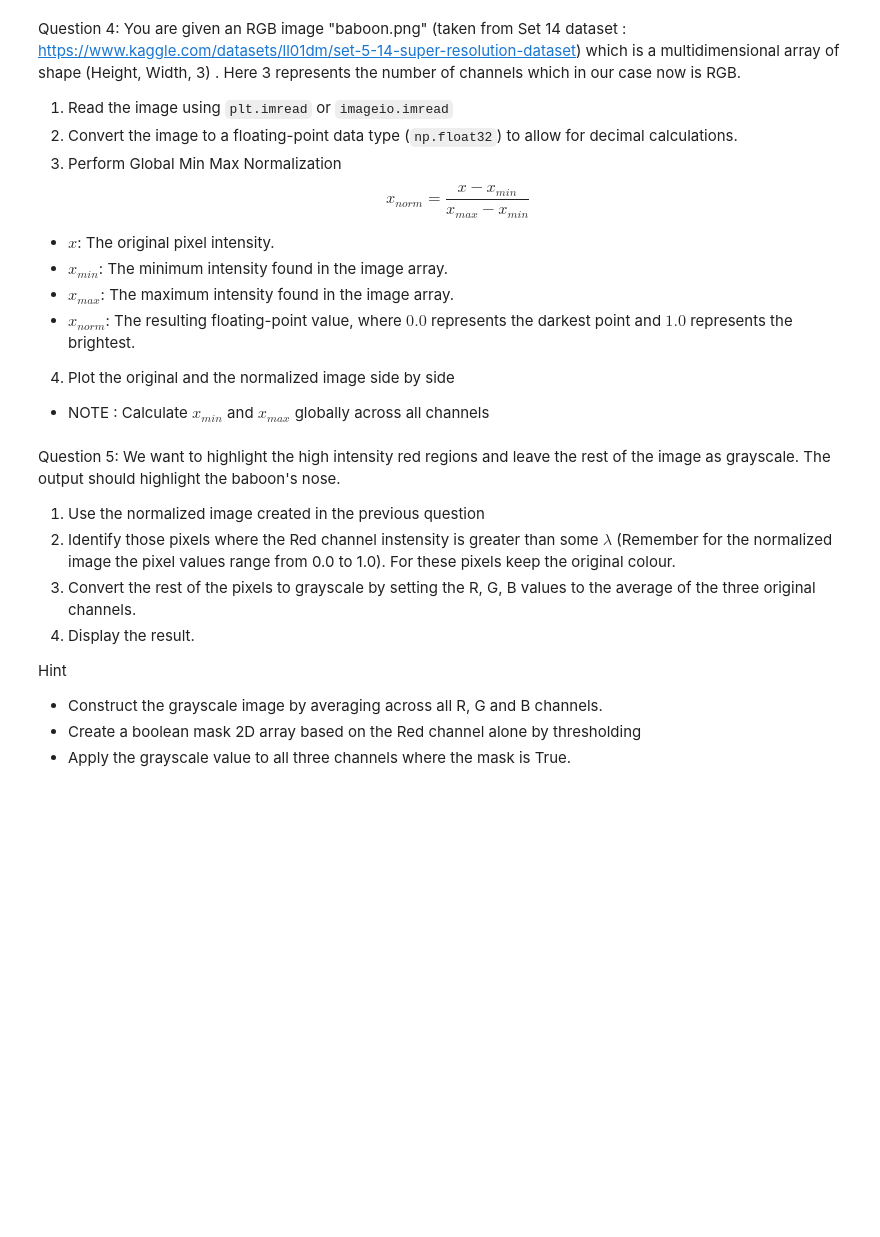
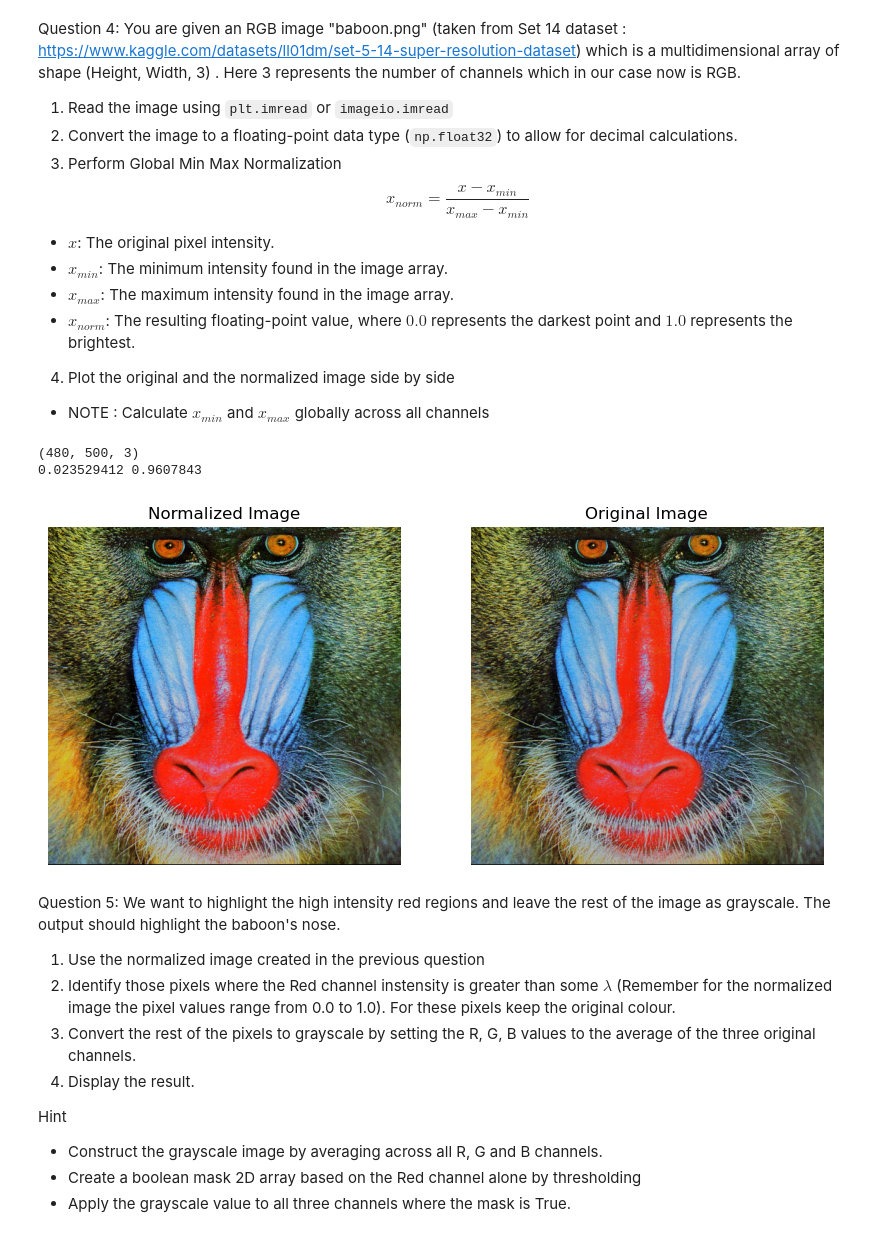
Before and after one commit to Amolsingh/IITB-DSAI, a Jupyter notebook: Programming for machine learning/Assignments/Assignment_5_Amol_Singh.ipynb, the cells around one changed output. Saved outputs shown, nothing was run; the diff lists cells and outputs as text; code cells hidden in the pictures; blank space fills up the shorter version.

```diff
--- a/Programming for machine learning/Assignments/Assignment_5_Amol_Singh.ipynb
+++ b/Programming for machine learning/Assignments/Assignment_5_Amol_Singh.ipynb
@@ -42,6 +118,31 @@ Question 4: You are given an RGB image "baboon.png" (taken from Set 14 dataset :
 
 4. Plot the original and the normalized image side by side
 - NOTE : Calculate $x_{min}$ and $x_{max}$ globally across all channels
+# %%
+import matplotlib.pyplot as plt
+img = plt.imread('data/baboon.png').astype(np.float32)
+print(img.shape)
+
+x_max = img.max()
+x_min = img.min()
+print(x_min, x_max)
+
+normalized_img = (img - x_min) / (x_max - x_min)
+plt.figure(figsize=(10, 5))
+plt.subplot(1, 2, 1)
+plt.imshow(normalized_img)
+plt.title('Normalized Image')
+plt.axis('off')
+
+plt.subplot(1, 2, 2)
+plt.imshow(img)
+plt.title('Original Image')
+plt.axis('off')
+plt.show()
+# %% [output]
+(480, 500, 3)
+0.023529412 0.9607843
+[figure, added]
 # %% [markdown]
 Question 5: We want to highlight the high intensity red regions and leave the rest of the image as grayscale. The output should highlight the baboon's nose.
 
```
Also changed, not shown: parts of 10 cells of this notebook, 17 other files.
